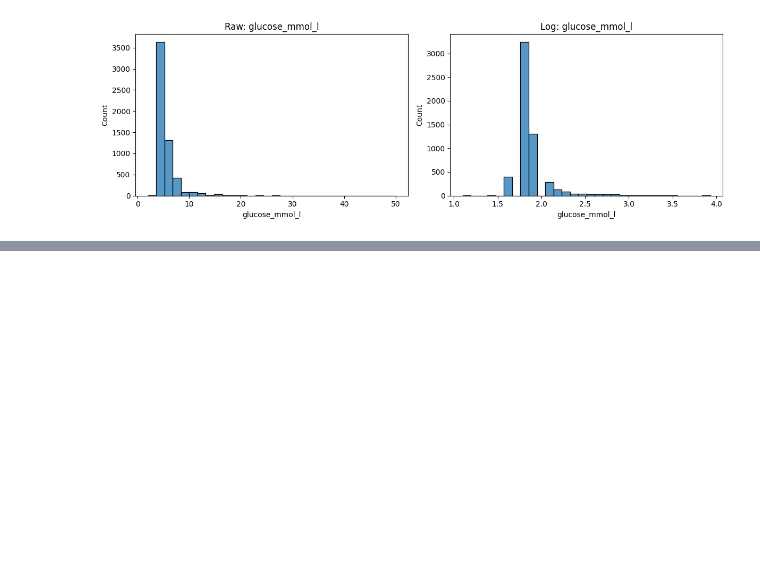
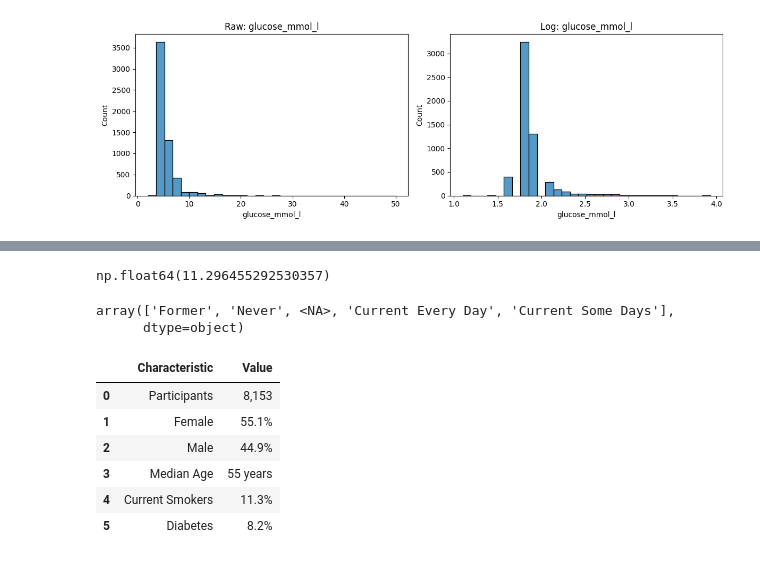
Before and after one commit to gerobach/FinalProject, a Jupyter notebook: notebooks/02_data_clean_EDA.ipynb, the cells around one changed output, grey strips where cells are left out. Drawn from its saved outputs; the diff is of its cells as text; code cells hidden in the pictures; blank space fills up the shorter version.

```diff
--- a/notebooks/02_data_clean_EDA.ipynb
+++ b/notebooks/02_data_clean_EDA.ipynb
@@ -420,0 +460,49 @@ for col in skewed_vars:
+# %%
+# Calculate the percentage of current smokers in the dataset by checking for the relevant categories in the 'smoking_status' variable, which can provide insights into the prevalence of smoking behavior in the population and inform feature engineering or modeling decisions related to smoking status.
+current_smokers_pct = (
+    df["smoking_status"]
+    .isin(["Current Some Days", "Current Every Day"])
+    .mean()
+    * 100
+)
+
+current_smokers_pct
+# %% [output]
+np.float64(11.296455292530357)
+# %%
+# Check the unique values in the 'smoking_status' variable to understand the different categories present, which can inform feature engineering decisions and help identify any potential issues with data encoding or categorization that may need to be addressed in modeling.
+df["smoking_status"].unique()
+# %% [output]
+array(['Former', 'Never', <NA>, 'Current Every Day', 'Current Some Days'],
+      dtype=object)
+# %%
+# create a summary table of key characteristics of the dataset, including the number of participants
+
+summary = pd.DataFrame({
+    "Characteristic": [
+        "Participants",
+        "Female",
+        "Male",
+        "Median Age",
+        "Current Smokers",
+        "Diabetes"
+    ],
+    "Value": [
+        f"{len(df):,}",
+        f"{(df['gender'].eq(2).mean()*100):.1f}%",
+        f"{(df['gender'].eq(1).mean()*100):.1f}%",
+        f"{df['age'].median():.0f} years",
+        f"{(df['smoking_status'].isin(['Current Some Days', 'Current Every Day']).mean()*100):.1f}%",
+        f"{(df['hba1c_group'].eq('Diabetes').mean()*100):.1f}%"
+    ]
+})
+
+summary
+# %% [output]
+|  | Characteristic | Value |
+| 0 | Participants | 8,153 |
+| 1 | Female | 55.1% |
+| 2 | Male | 44.9% |
+| 3 | Median Age | 55 years |
+| 4 | Current Smokers | 11.3% |
+| 5 | Diabetes | 8.2% |
```
Also changed, not shown: parts of 17 cells of this notebook, 5 other files.
